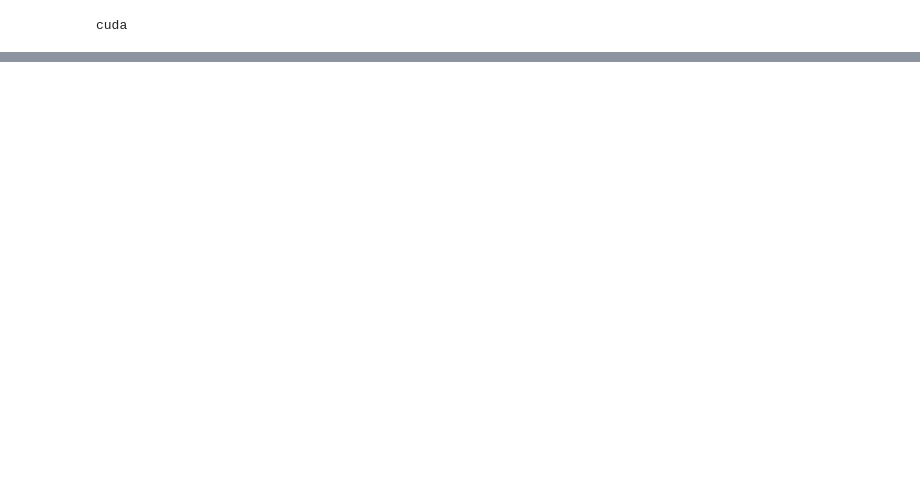
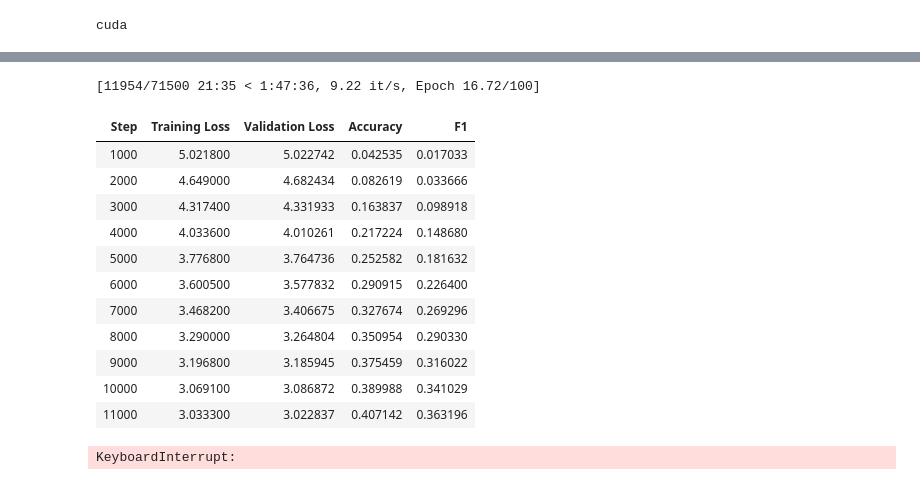
Before and after one commit to andyllegrand/birdclef25, a Jupyter notebook: train_with_pc.ipynb, the cells around one changed output, grey strips where cells are left out. Drawn from its saved outputs; the diff is of its cells as text; code cells hidden in the pictures; blank space fills up the shorter version.

```diff
--- a/train_with_pc.ipynb
+++ b/train_with_pc.ipynb
@@ -190,10 +228,11 @@ def compute_metrics(eval_pred):
     logits, labels = eval_pred
     predictions = np.argmax(logits, axis=1)
 
-    # Calculate accuracy
+    # Defensive check: if labels are soft (i.e., one-hot), convert them
+    if len(labels.shape) > 1 and labels.shape[1] > 1:
+        labels = np.argmax(labels, axis=1)
+
     accuracy = accuracy_score(labels, predictions)
-
-    # Calculate F1 score (weighted for class imbalance)
     f1 = f1_score(labels, predictions, average="weighted")
 
     return {
@@ -202,11 +241,10 @@ def compute_metrics(eval_pred):
     }
 # %%
 # Effnet finetune setup
-LR = 1e-5
-NUM_EPOCHS = 30
+LR = 1e-4
+NUM_EPOCHS = 100
 BATCH_SIZE = 32
 MODEL_NAME = "google/efficientnet-b2"
-NUM_CLASSES = 206
 DROPOUT_RATE = .3
 
 config = AutoConfig.from_pretrained(MODEL_NAME)
@@ -251,11 +289,10 @@ Some weights of EfficientNetForImageClassification were not initialized from the
 You should probably TRAIN this model on a down-stream task to be able to use it for predictions and inference.
 # %%
-# Effnet finetune setup
+# Regnet finetune setup
 LR = 1e-5
-NUM_EPOCHS = 30
+NUM_EPOCHS = 70
 BATCH_SIZE = 64
 MODEL_NAME = "facebook/regnet-y-008"
-NUM_CLASSES = 206
 DROPOUT_RATE = .3
 
 config = AutoConfig.from_pretrained(MODEL_NAME)
@@ -272,11 +309,11 @@ model = AutoModelForImageClassification.from_pretrained(
 
 # Define training arguments
 training_args = TrainingArguments(
-    output_dir="./outputs/results_effnet_masking_cutmix",
+    output_dir="./outputs/results_regnet2",
     per_device_train_batch_size=BATCH_SIZE,
     per_device_eval_batch_size=BATCH_SIZE,
     num_train_epochs=NUM_EPOCHS,
-    weight_decay=1e-4,
+    weight_decay=1e-5,
     logging_dir="./logs",
     logging_steps=100,
     eval_strategy="steps",
@@ -332,0 +389,39 @@ KeyboardInterrupt:
+# %%
+# Create and run trainer
+class SoftLabelTrainer(Trainer):
+    def compute_loss(self, model, inputs, return_outputs=False, **kwargs):
+        labels = inputs.pop("labels")  # soft labels (probabilities)
+        outputs = model(**inputs)
+        logits = outputs.logits  # shape: (batch_size, num_classes)
+
+        # Use log_softmax and soft cross entropy loss
+        log_probs = F.log_softmax(logits, dim=-1)
+        loss = -(labels * log_probs).sum(dim=-1).mean()
+
+        return (loss, outputs) if return_outputs else loss
+
+trainer = SoftLabelTrainer(
+    model=model,
+    args=training_args,
+    train_dataset=ds_train,
+    eval_dataset=ds_val,
+    compute_metrics=compute_metrics,
+    callbacks=[EarlyStoppingCallback(early_stopping_patience=3)],
+)
+
+trainer.train()
+# %% [output]
+[11954/71500 21:35 < 1:47:36, 9.22 it/s, Epoch 16.72/100]
+| Step | Training Loss | Validation Loss | Accuracy | F1 |
+| 1000 | 5.021800 | 5.022742 | 0.042535 | 0.017033 |
+| 2000 | 4.649000 | 4.682434 | 0.082619 | 0.033666 |
+| 3000 | 4.317400 | 4.331933 | 0.163837 | 0.098918 |
+| 4000 | 4.033600 | 4.010261 | 0.217224 | 0.148680 |
+| 5000 | 3.776800 | 3.764736 | 0.252582 | 0.181632 |
+| 6000 | 3.600500 | 3.577832 | 0.290915 | 0.226400 |
+| 7000 | 3.468200 | 3.406675 | 0.327674 | 0.269296 |
+| 8000 | 3.290000 | 3.264804 | 0.350954 | 0.290330 |
+| 9000 | 3.196800 | 3.185945 | 0.375459 | 0.316022 |
+| 10000 | 3.069100 | 3.086872 | 0.389988 | 0.341029 |
+| 11000 | 3.033300 | 3.022837 | 0.407142 | 0.363196 |
+KeyboardInterrupt:
```
Also changed, not shown: parts of 8 cells of this notebook, 1 other file.
